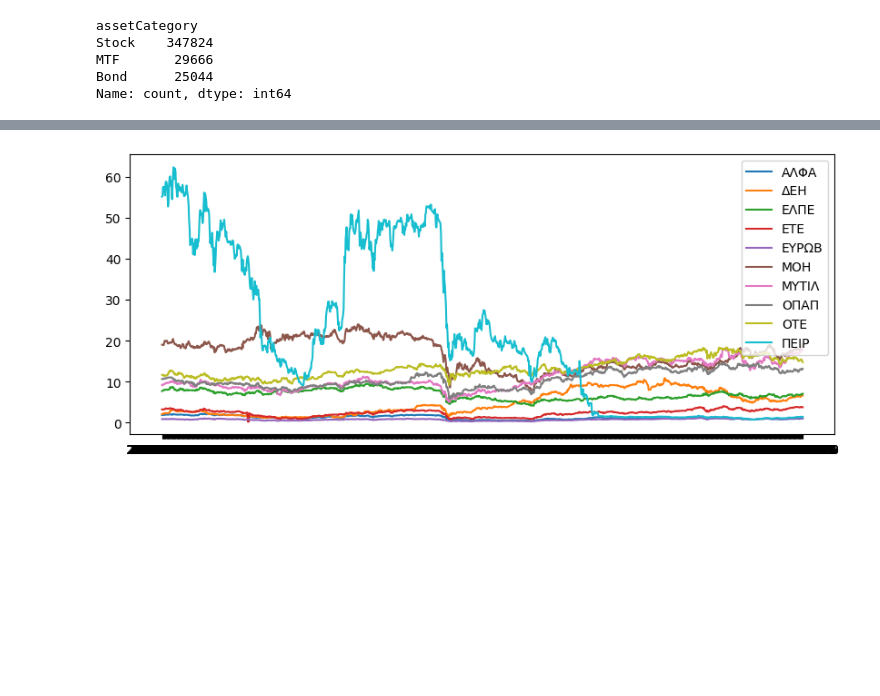
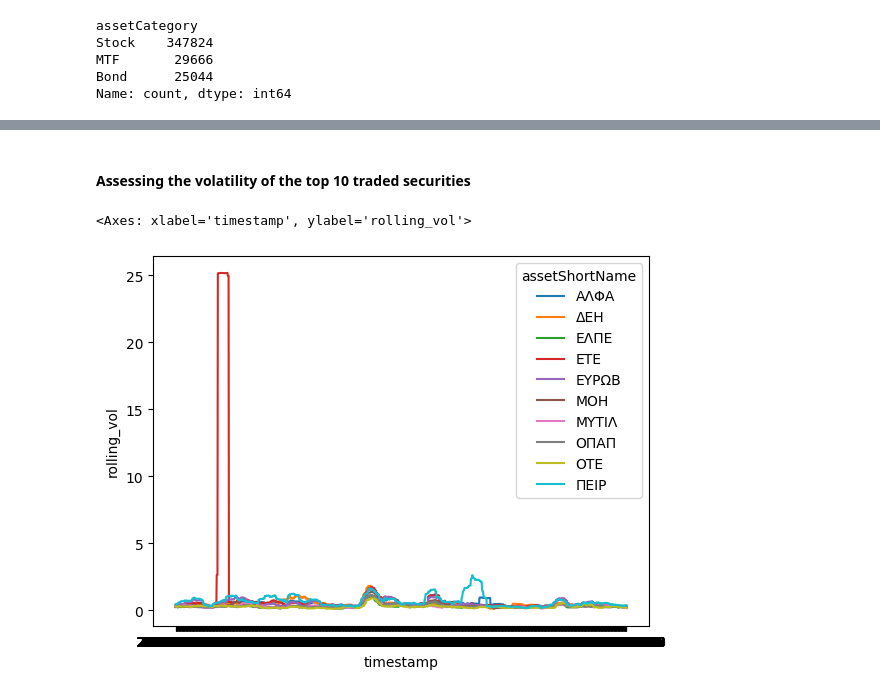
Before and after one commit to gabeLin300/Financial-Asset-Data-Exploration, a Jupyter notebook: FAR-Trans/eda.ipynb, the cells around one changed output, grey strips where cells are left out. Saved outputs shown, nothing was run; the diff lists cells and outputs as text; code cells hidden in the pictures; blank space fills up the shorter version.

```diff
--- a/FAR-Trans/eda.ipynb
+++ b/FAR-Trans/eda.ipynb
@@ -118 +108,3 @@ display(volume_df)
 [figure]
+# %%
+closex_assets = close_prices_df.merge(asset_info_df[['ISIN', 'assetShortName']], on='ISIN', how='left')
@@ -163,12 +168,17 @@ transactions_customers['customerType'].value_counts().plot(kind='bar')
-# %%
-closex_assets = close_prices_df.merge(asset_info_df, on='ISIN', how='left')
-
-fig, ax = plt.subplots(figsize=(10,4))
-top_assets_df = closex_assets[closex_assets['assetShortName'].isin(top10_traded.keys())]
-for key,group in top_assets_df.groupby('assetShortName'):
-    ax.plot(group['timestamp_x'], group['closePrice'], label=key)
-
-plt.legend()
-plt.show()
-# %% [output]
-[figure]
+# %% [markdown]
+#### Assessing the volatility of the top 10 traded securities
+# %%
+closex_assets['return'] = closex_assets.groupby('ISIN')['closePrice'].pct_change()
+closex_assets['rolling_vol'] = closex_assets.groupby('ISIN')['return'].transform(
+    lambda x: x.rolling(window=30).std() * np.sqrt(252)
+)
+closex_assets = closex_assets.dropna()
+# %%
+rolling = closex_assets.groupby(['timestamp', 'assetShortName'])['rolling_vol'].mean()
+rolling = rolling.reset_index()
+rolling_top10 = rolling[rolling['assetShortName'].isin(top10_traded.keys())]
+
+sns.lineplot(data=rolling_top10, x='timestamp', y='rolling_vol', hue='assetShortName', legend=True)
+# %% [output]
+<Axes: xlabel='timestamp', ylabel='rolling_vol'>
+[figure, added]
```
Also changed, not shown: parts of 10 cells of this notebook.
